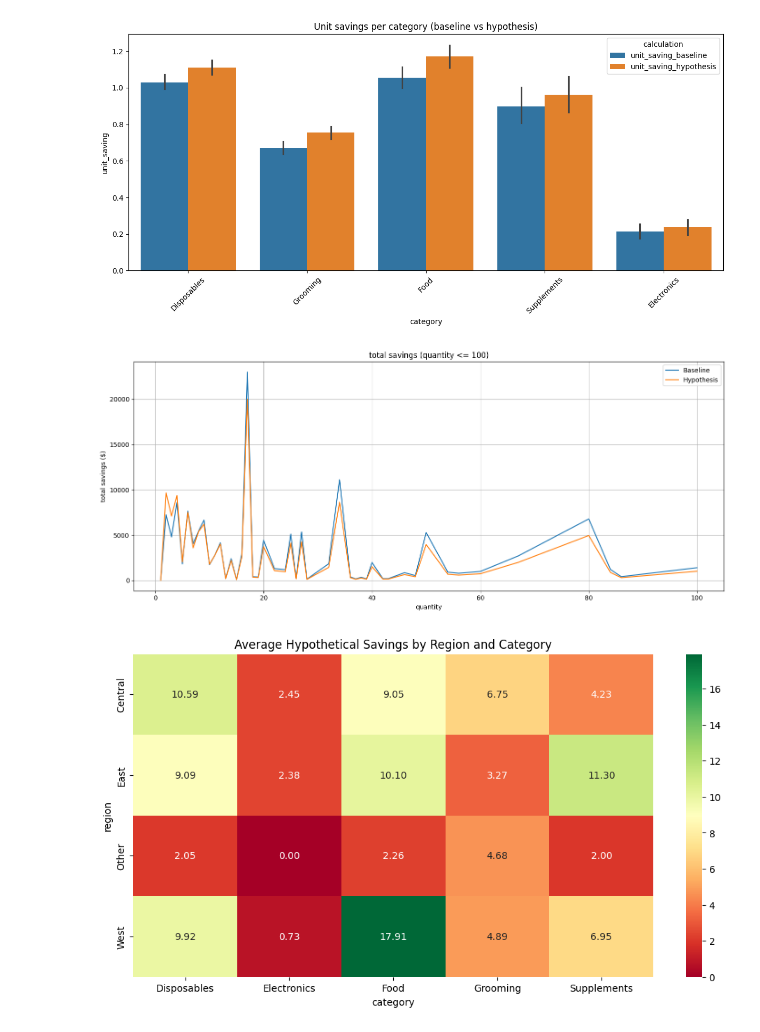
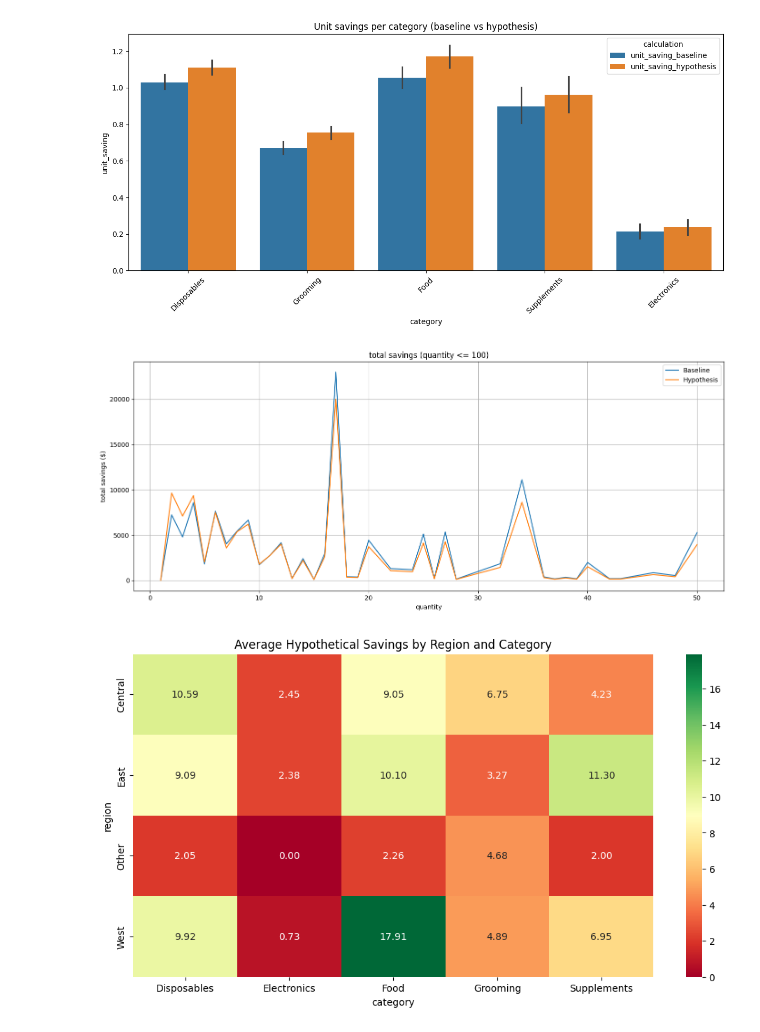
Before and after one commit to bfreiheit/shipping-cost-analysis, a Jupyter notebook: notebooks/EDA.ipynb, the cells around one changed output. Cells and saved outputs as stored; diff of their text form; code cells hidden in the pictures.

```diff
--- a/notebooks/EDA.ipynb
+++ b/notebooks/EDA.ipynb
@@ -383,28 +383,28 @@ plt.show()
 [figure]
 # %%
 df_sub_grouped = (
-    df[df.quantity <= 100]
+    df[df.quantity <= 50]
     .groupby("quantity")[["saving_baseline_vs_real", "saving_hypothesis_vs_real"]]
     .sum()
     .reset_index()
 )
 
 plt.figure(figsize=(14, 6))
 sns.lineplot(
     data=df_sub_grouped, x="quantity", y="saving_baseline_vs_real", label="Baseline"
 )
 sns.lineplot(
     data=df_sub_grouped, x="quantity", y="saving_hypothesis_vs_real", label="Hypothesis"
 )
 plt.title("total savings (quantity <= 100)")
 plt.ylabel("total savings ($)")
 plt.xlabel("quantity")
 plt.legend()
 plt.grid(True)
 plt.tight_layout()
 plt.show()
 # %% [output]
-[figure, old version]
+[figure, new version]
 # %%
 pivot = df.pivot_table(
     values="saving_hypothesis_vs_real",
```
